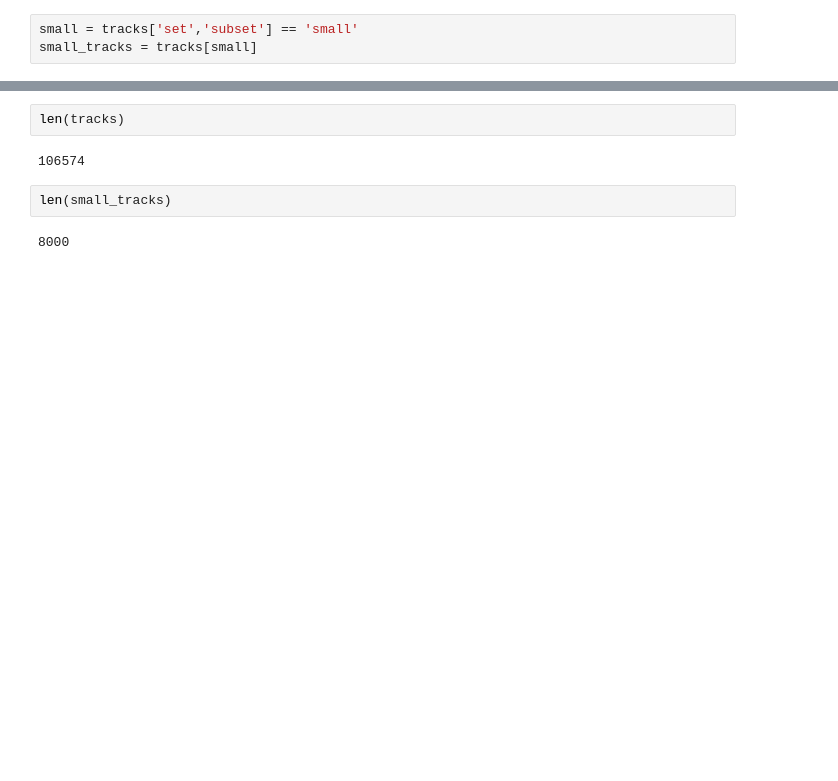
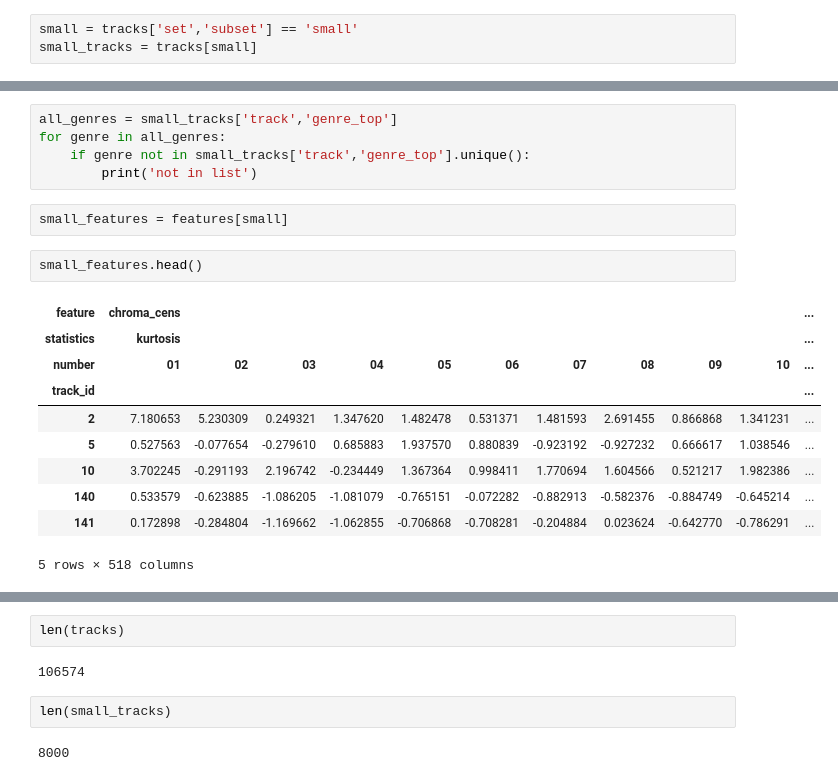
Before and after one commit to kcornn/musicgenre-project, a Jupyter notebook: data_analysis.ipynb, the cells around one changed output, grey strips where cells are left out. Saved outputs shown, nothing was run; the diff lists cells and outputs as text; blank space fills up the shorter version.

```diff
--- a/data_analysis.ipynb
+++ b/data_analysis.ipynb
@@ -58,0 +39,20 @@ small_tracks = tracks[small]
+# %%
+all_genres = small_tracks['track','genre_top']
+for genre in all_genres:
+    if genre not in small_tracks['track','genre_top'].unique():
+        print('not in list')
+# %%
+small_features = features[small]
+# %%
+small_features.head()
+# %% [output]
+| feature | chroma_cens |  |  |  |  |  |  |  |  |  | ... |
+| statistics | kurtosis |  |  |  |  |  |  |  |  |  | ... |
+| number | 01 | 02 | 03 | 04 | 05 | 06 | 07 | 08 | 09 | 10 | ... |
+| track_id |  |  |  |  |  |  |  |  |  |  | ... |
+| 2 | 7.180653 | 5.230309 | 0.249321 | 1.347620 | 1.482478 | 0.531371 | 1.481593 | 2.691455 | 0.866868 | 1.341231 | ... |
+| 5 | 0.527563 | -0.077654 | -0.279610 | 0.685883 | 1.937570 | 0.880839 | -0.923192 | -0.927232 | 0.666617 | 1.038546 | ... |
+| 10 | 3.702245 | -0.291193 | 2.196742 | -0.234449 | 1.367364 | 0.998411 | 1.770694 | 1.604566 | 0.521217 | 1.982386 | ... |
+| 140 | 0.533579 | -0.623885 | -1.086205 | -1.081079 | -0.765151 | -0.072282 | -0.882913 | -0.582376 | -0.884749 | -0.645214 | ... |
+| 141 | 0.172898 | -0.284804 | -1.169662 | -1.062855 | -0.706868 | -0.708281 | -0.204884 | 0.023624 | -0.642770 | -0.786291 | ... |
+5 rows × 518 columns
```
Also changed, not shown: parts of 27 cells of this notebook.
